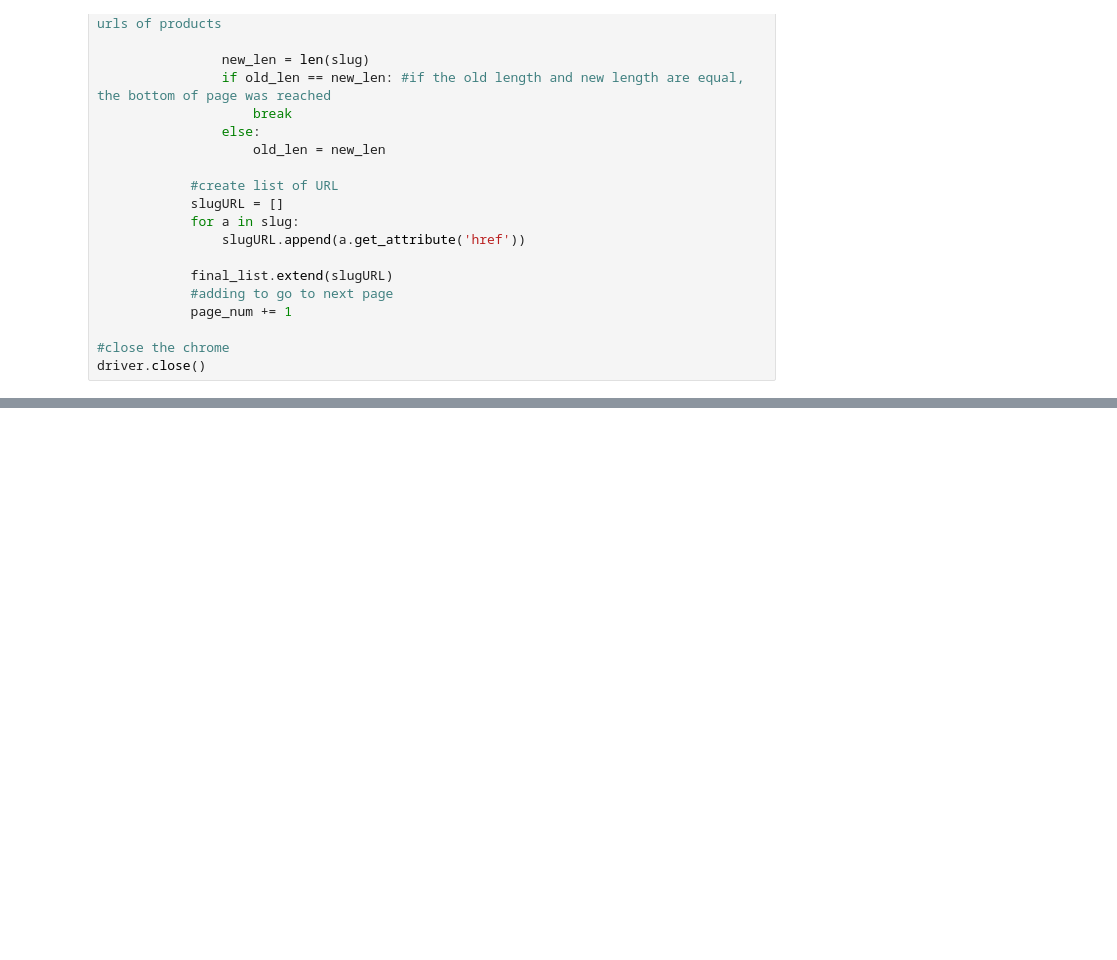
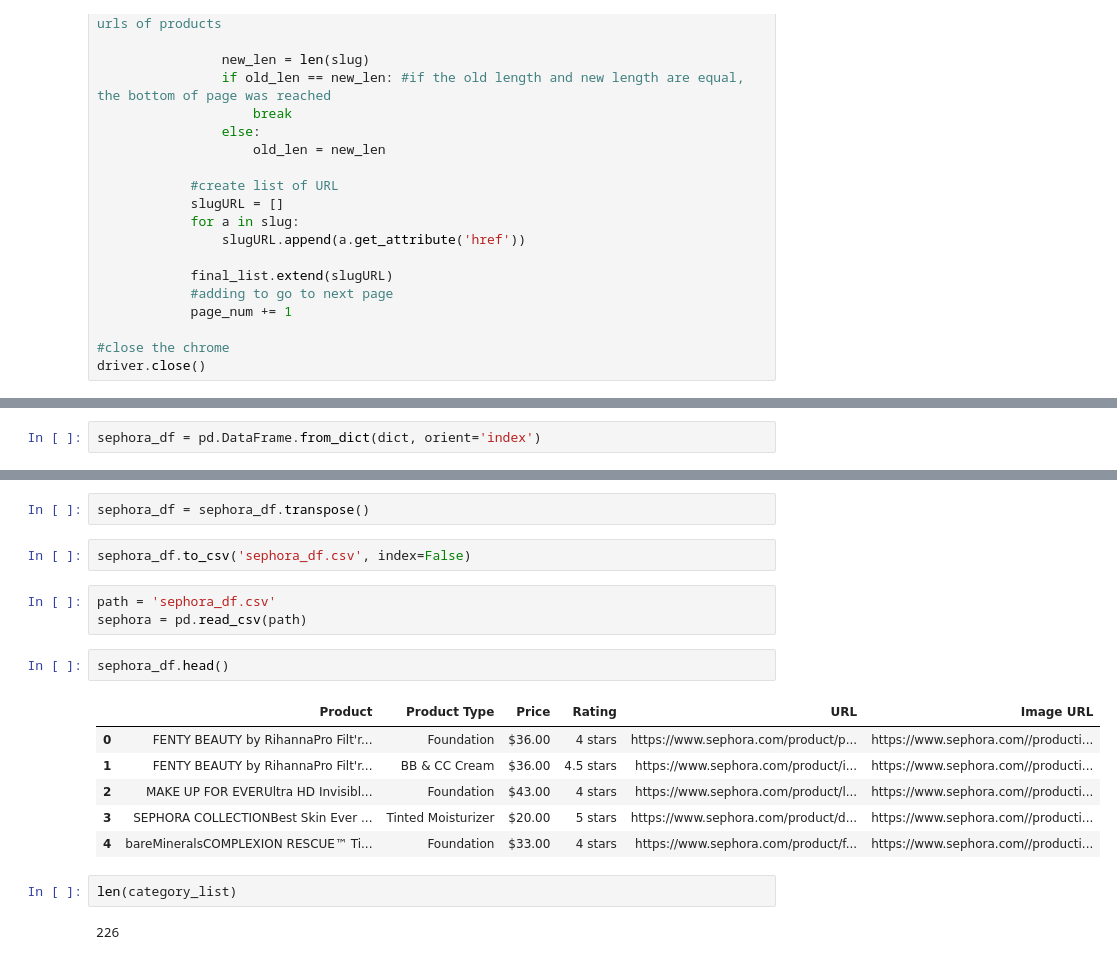
Before and after one commit to jis56/Ulta-Beauty-Scraper-and-Dashboard-App, a Jupyter notebook: webscraping.ipynb, the cells around one changed output, grey strips where cells are left out. Drawn from its saved outputs; the diff is of its cells as text; blank space fills up the shorter version.

```diff
--- a/webscraping.ipynb
+++ b/webscraping.ipynb
@@ -137,0 +140,2 @@ final_list[0]
+# %%
+sephora_df = pd.DataFrame.from_dict(dict, orient='index')
@@ -137,0 +151,20 @@ final_list[0]
+# %%
+sephora_df = sephora_df.transpose()
+# %%
+sephora_df.to_csv('sephora_df.csv', index=False)
+# %%
+path = 'sephora_df.csv'
+sephora = pd.read_csv(path)
+# %%
+sephora_df.head()
+# %% [output]
+|  | Product | Product Type | Price | Rating | URL | Image URL |
+| 0 | FENTY BEAUTY by RihannaPro Filt'r... | Foundation | $36.00 | 4 stars | https://www.sephora.com/product/p... | https://www.sephora.com//producti... |
+| 1 | FENTY BEAUTY by RihannaPro Filt'r... | BB & CC Cream | $36.00 | 4.5 stars | https://www.sephora.com/product/i... | https://www.sephora.com//producti... |
+| 2 | MAKE UP FOR EVERUltra HD Invisibl... | Foundation | $43.00 | 4 stars | https://www.sephora.com/product/l... | https://www.sephora.com//producti... |
+| 3 | SEPHORA COLLECTIONBest Skin Ever ... | Tinted Moisturizer | $20.00 | 5 stars | https://www.sephora.com/product/d... | https://www.sephora.com//producti... |
+| 4 | bareMineralsCOMPLEXION RESCUE™ Ti... | Foundation | $33.00 | 4 stars | https://www.sephora.com/product/f... | https://www.sephora.com//producti... |
+# %%
+len(category_list)
+# %% [output]
+226
```
Also changed, not shown: parts of 11 cells of this notebook, 4 other files.
